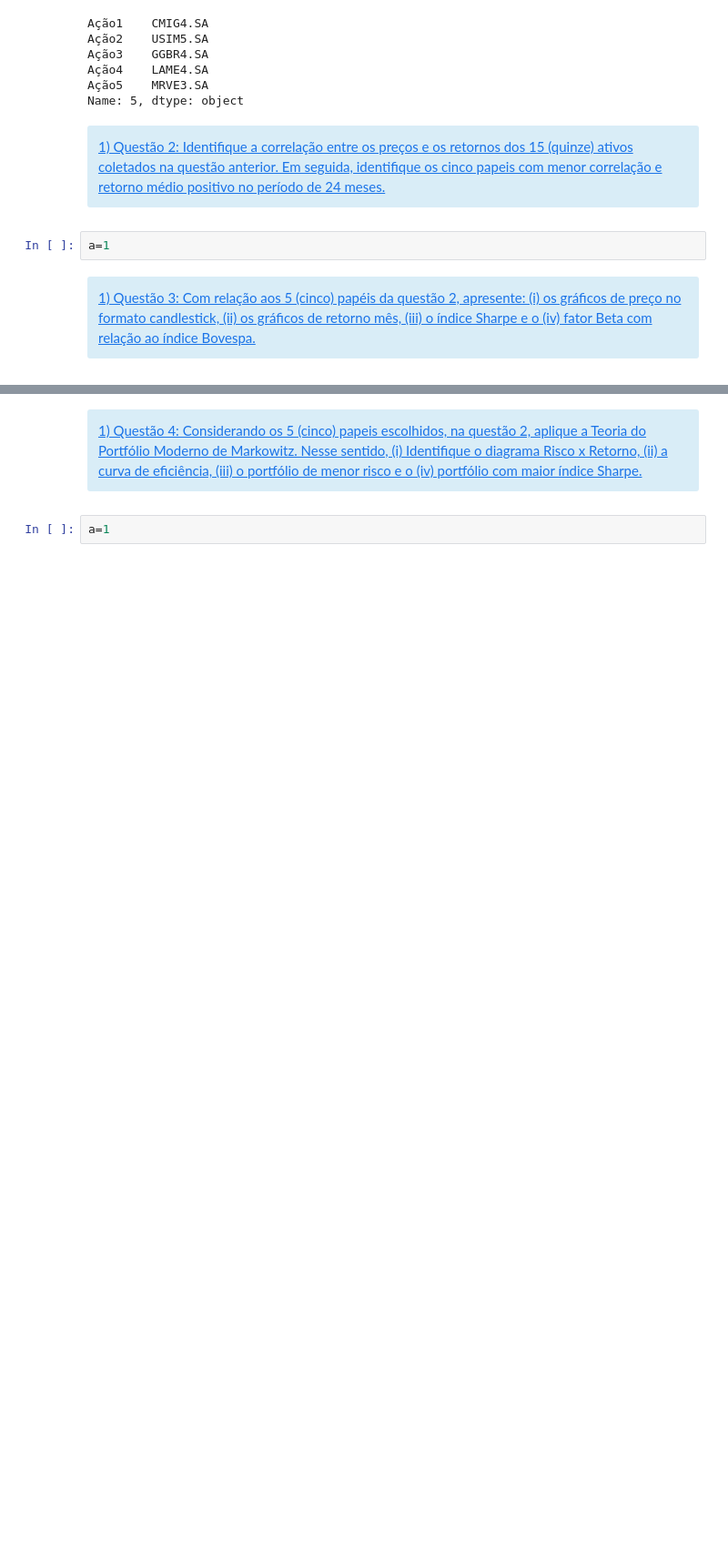
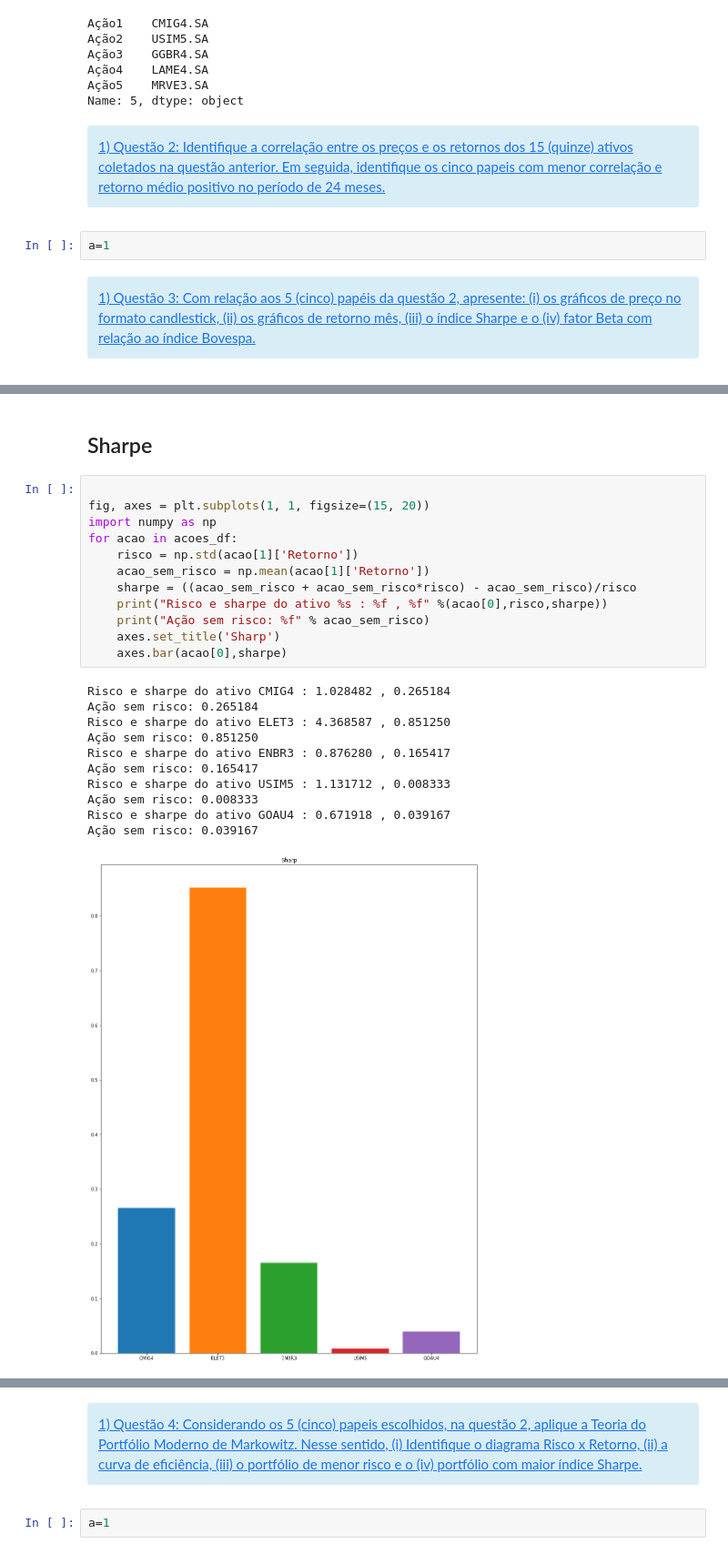
Before and after one commit to AlgotradingQueLucra/Trabalho-1, a Jupyter notebook: Primeira_2BAtividade_2BPr_C3_A1tica_2BAvaliativa.ipynb, the cells around one changed output, grey strips where cells are left out. Shown at 91% size. Saved outputs shown, nothing was run; the diff lists cells and outputs as text; blank space fills up the shorter version.

```diff
--- a/Primeira_2BAtividade_2BPr_C3_A1tica_2BAvaliativa.ipynb
+++ b/Primeira_2BAtividade_2BPr_C3_A1tica_2BAvaliativa.ipynb
@@ -570,0 +601,26 @@ a=1
+# %% [markdown]
+## Sharpe
+# %%
+
+fig, axes = plt.subplots(1, 1, figsize=(15, 20))
+import numpy as np
+for acao in acoes_df:
+    risco = np.std(acao[1]['Retorno'])
+    acao_sem_risco = np.mean(acao[1]['Retorno'])
+    sharpe = ((acao_sem_risco + acao_sem_risco*risco) - acao_sem_risco)/risco
+    print("Risco e sharpe do ativo %s : %f , %f" %(acao[0],risco,sharpe))
+    print("Ação sem risco: %f" % acao_sem_risco)
+    axes.set_title('Sharp')
+    axes.bar(acao[0],sharpe)
+# %% [output]
+Risco e sharpe do ativo CMIG4 : 1.028482 , 0.265184
+Ação sem risco: 0.265184
+Risco e sharpe do ativo ELET3 : 4.368587 , 0.851250
+Ação sem risco: 0.851250
+Risco e sharpe do ativo ENBR3 : 0.876280 , 0.165417
+Ação sem risco: 0.165417
+Risco e sharpe do ativo USIM5 : 1.131712 , 0.008333
+Ação sem risco: 0.008333
+Risco e sharpe do ativo GOAU4 : 0.671918 , 0.039167
+Ação sem risco: 0.039167
+[figure, added]
```
Also changed, not shown: parts of 7 cells of this notebook.
